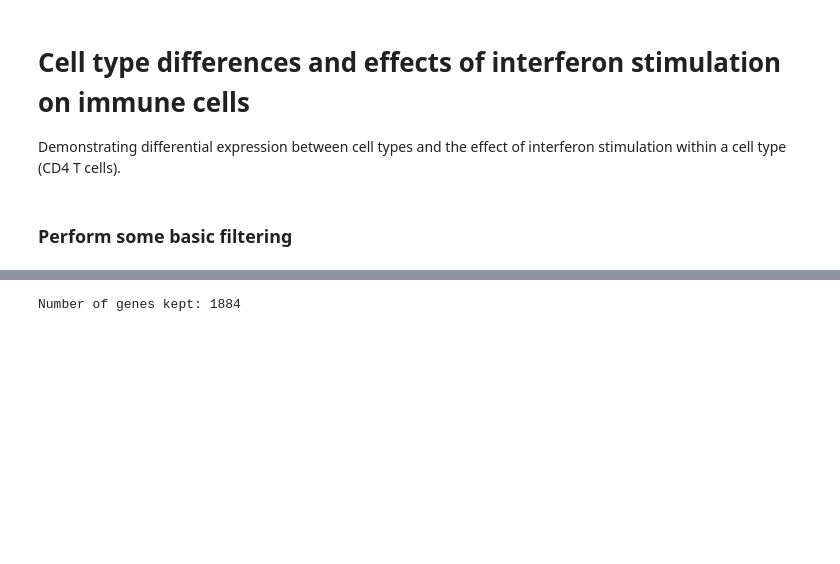
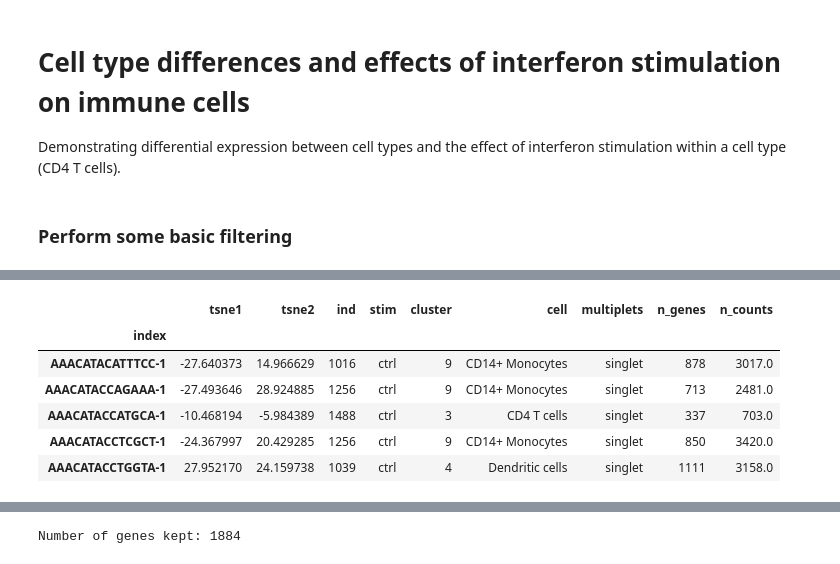
Before and after one commit to yelabucsf/scrna-parameter-estimation, a Jupyter notebook: examples/interferon_stimulation/interferon_stimulation_analysis.ipynb, the cells around one changed output, grey strips where cells are left out. Drawn from its saved outputs; the diff is of its cells as text; code cells hidden in the pictures; blank space fills up the shorter version.

```diff
--- a/examples/interferon_stimulation/interferon_stimulation_analysis.ipynb
+++ b/examples/interferon_stimulation/interferon_stimulation_analysis.ipynb
@@ -44,3 +66,13 @@ adata = sc.read(data_path + 'interferon.raw.h5ad')
+# %%
+adata.obs.head(5)
+# %% [output]
+|  | tsne1 | tsne2 | ind | stim | cluster | cell | multiplets | n_genes | n_counts |
+| index |  |  |  |  |  |  |  |  |  |
+| AAACATACATTTCC-1 | -27.640373 | 14.966629 | 1016 | ctrl | 9 | CD14+ Monocytes | singlet | 878 | 3017.0 |
+| AAACATACCAGAAA-1 | -27.493646 | 28.924885 | 1256 | ctrl | 9 | CD14+ Monocytes | singlet | 713 | 2481.0 |
+| AAACATACCATGCA-1 | -10.468194 | -5.984389 | 1488 | ctrl | 3 | CD4 T cells | singlet | 337 | 703.0 |
+| AAACATACCTCGCT-1 | -24.367997 | 20.429285 | 1256 | ctrl | 9 | CD14+ Monocytes | singlet | 850 | 3420.0 |
+| AAACATACCTGGTA-1 | 27.952170 | 24.159738 | 1039 | ctrl | 4 | Dendritic cells | singlet | 1111 | 3158.0 |
 # %%
 adata.obs['cell_type'] = (adata.obs['cell'].astype(str) + ' - ' + adata.obs['stim'].astype(str)).astype('category')
 # %%
```
Also changed, not shown: parts of 13 cells of this notebook, 5 other files.
